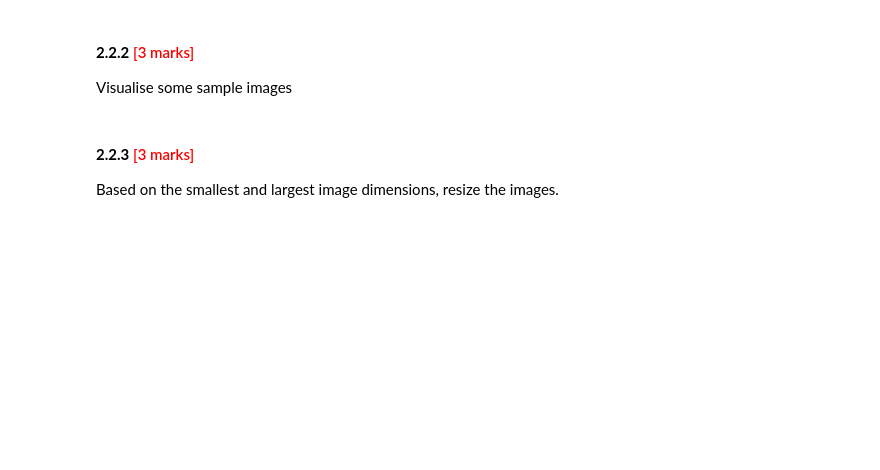
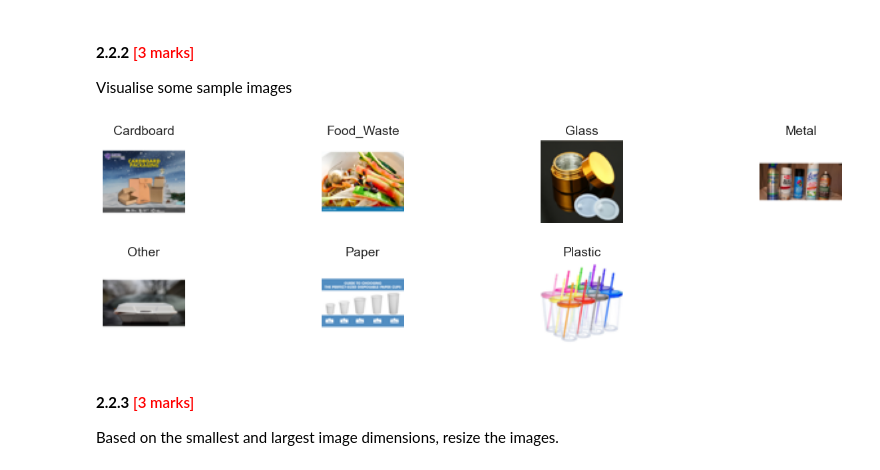
Before and after one commit to uvarajthulasiram/CNN-WasteManagement, a Jupyter notebook: CNN_Assg_Waste_Segregation_Starter.ipynb, the cells around one changed output. Drawn from its saved outputs; the diff is of its cells as text; code cells hidden in the pictures; blank space fills up the shorter version.

```diff
--- a/CNN_Assg_Waste_Segregation_Starter.ipynb
+++ b/CNN_Assg_Waste_Segregation_Starter.ipynb
@@ -53,0 +106,11 @@ Load the dataset.
+# %%
+# Load and unzip the dataset
+
+# The data.zip is loaded from https://drive.google.com/drive/folders/1sajIcvGxBemqK_YIHFoY28EyV1Su_b5M?usp=drive_link
+zip_path = 'data.zip'
+extract_folder = 'waste_dataset'
+
+with zipfile.ZipFile(zip_path, 'r') as zip_ref:
+    zip_ref.extractall(extract_folder)
+
+print(f"Dataset extracted to '{extract_folder}'")
@@ -88,3 +203,23 @@ Visualise some sample images
+# %%
+# Visualise Sample Images (across different labels)
+import random
+
+combined_data = list(zip(X, y))
+unique_labels = np.unique(y)
+sample_images = [random.choice([img for img, label in combined_data if label == l]) for l in unique_labels]
+
+plt.figure(figsize=(14, 4))
+
+for i, img in enumerate(sample_images):
+    plt.subplot(2, (len(sample_images) + 1) // 2, i + 1)
+    plt.imshow(img)
+    plt.title(unique_labels[i])
+    plt.axis('off')
+
+plt.tight_layout()
+plt.show()
+# %% [output]
+[figure, added]
 # %% [markdown]
 #### **2.2.3** <font color=red> [3 marks] </font><br>
 Based on the smallest and largest image dimensions, resize the images.
```
Also changed, not shown: parts of 14 cells of this notebook.
